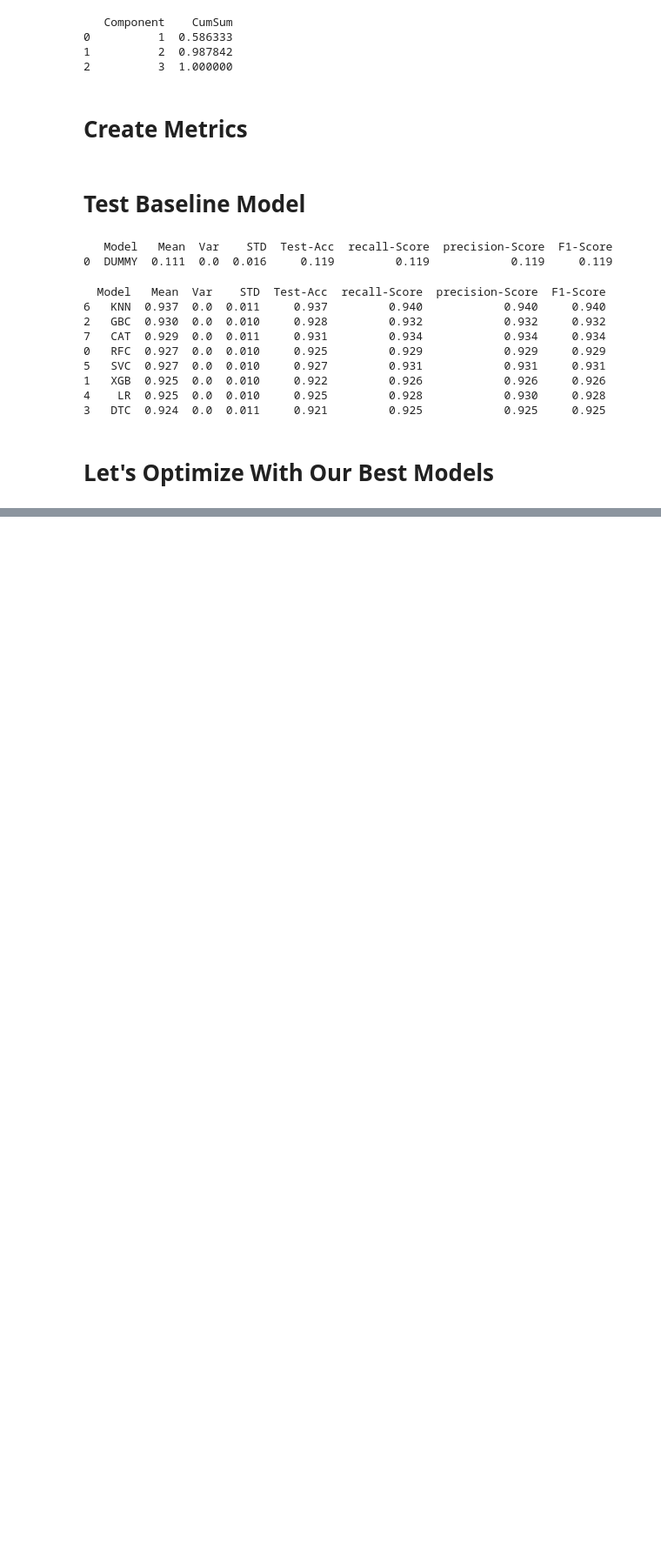
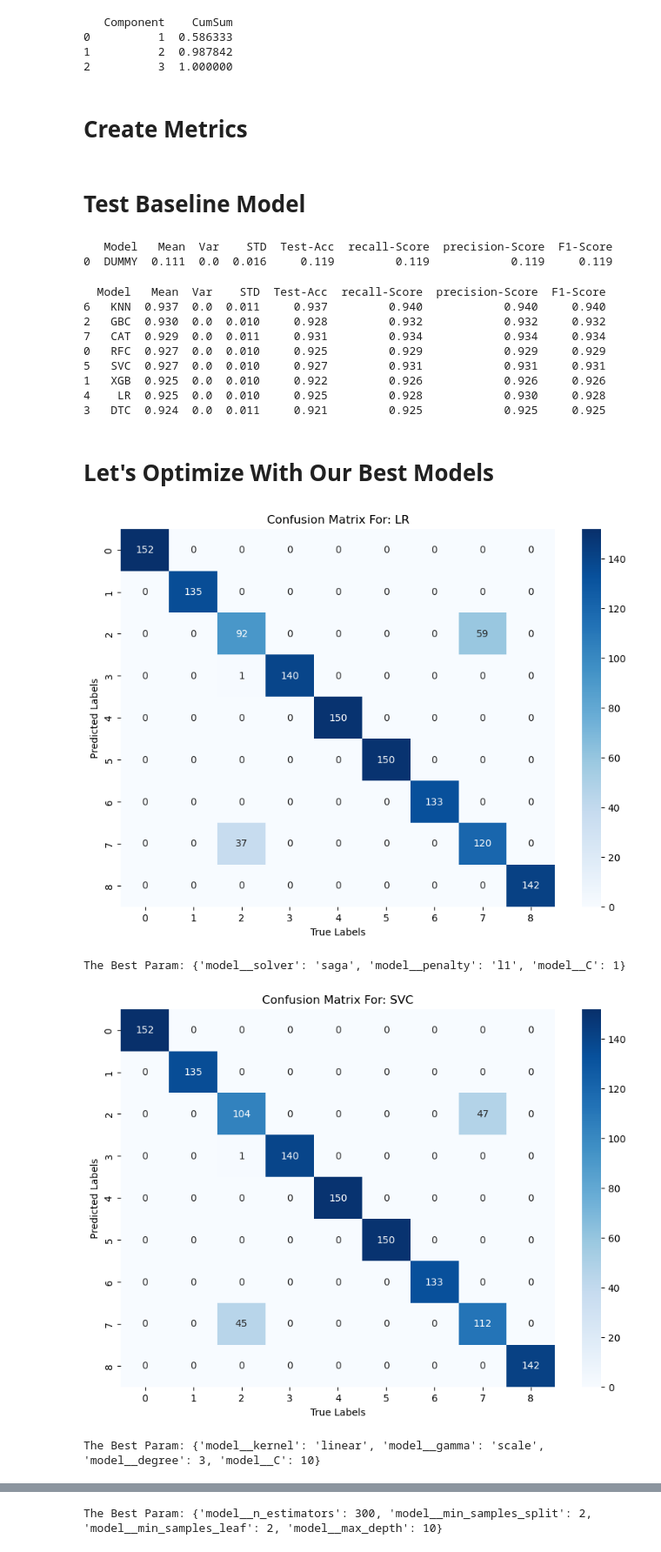
Before and after one commit to MaukanMir/Fish-Classification-Analysis, a Jupyter notebook: training.ipynb, the cells around one changed output, grey strips where cells are left out. Shown at 87% size. Saved outputs shown, nothing was run; the diff lists cells and outputs as text; code cells hidden in the pictures; blank space fills up the shorter version.

Commit message:
fixed bugs, forgot to add two models

```diff
--- a/training.ipynb
+++ b/training.ipynb
@@ -532,7 +532,12 @@ params = {
     }
 }
 # %%
-model_names = ["LR", "SVC", "RFC", "GBC", "XGB"]
+model_names = ["LR", "SVC", "RFC", "GBC", "XGB", "KNN", "CAT"]
 models = grab_selected_models(model_names)
 performance_df, best_models = optimization_search(model_names, models, X, y_encoded, RandomizedSearchCV, params, acc_metric)
 print(performance_df.sort_values(by="Test-Acc", ascending=False))
+# %% [output]
+[figure, added]
+The Best Param: {'model__solver': 'saga', 'model__penalty': 'l1', 'model__C': 1}
+[figure, added]
+The Best Param: {'model__kernel': 'linear', 'model__gamma': 'scale', 'model__degree': 3, 'model__C': 10}
@@ -538,0 +545 @@ print(performance_df.sort_values(by="Test-Acc", ascending=False))
+The Best Param: {'model__n_estimators': 300, 'model__min_samples_split': 2, 'model__min_samples_leaf': 2, 'model__max_depth': 10}
```
Also changed, not shown: parts of 1 cell of this notebook.
